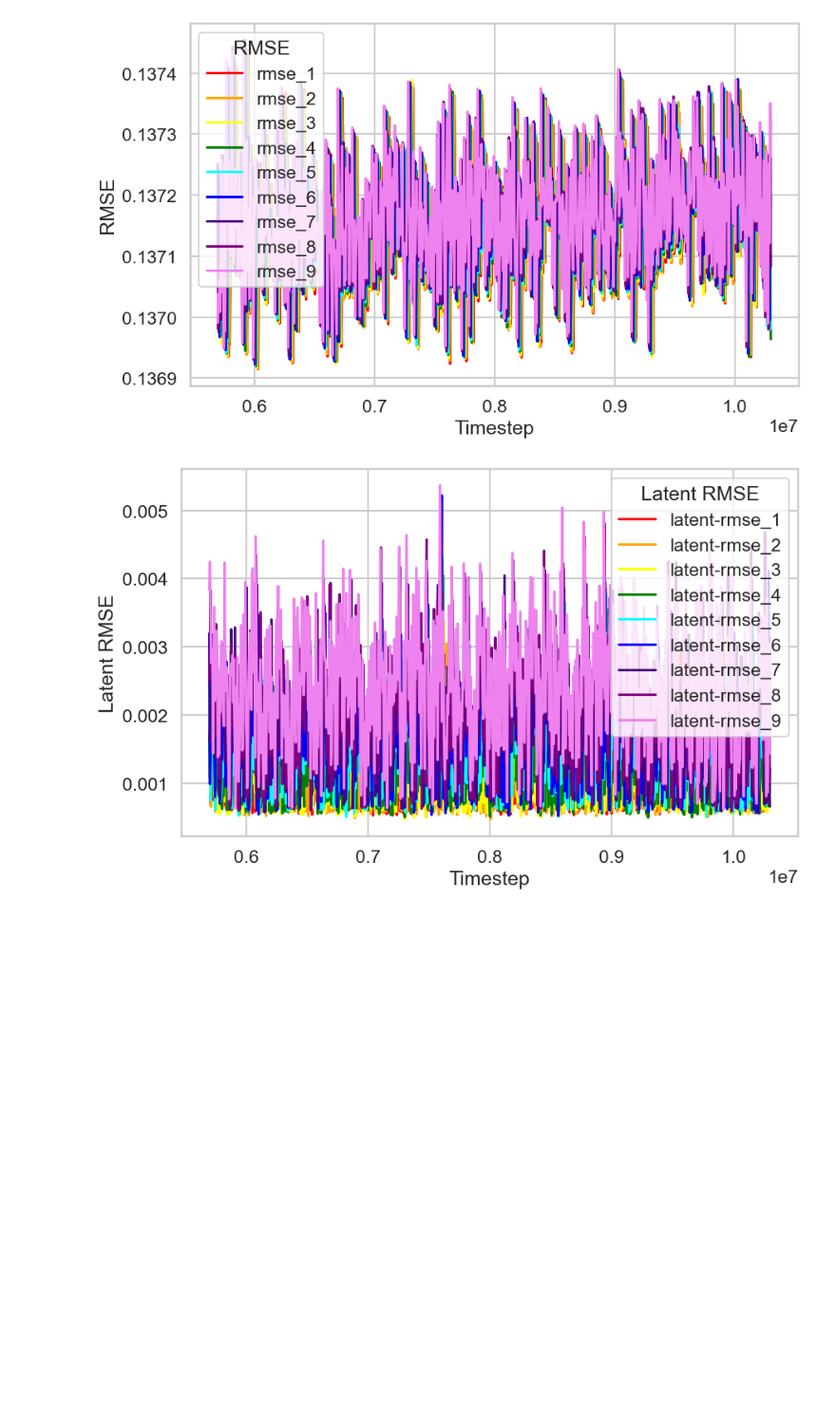
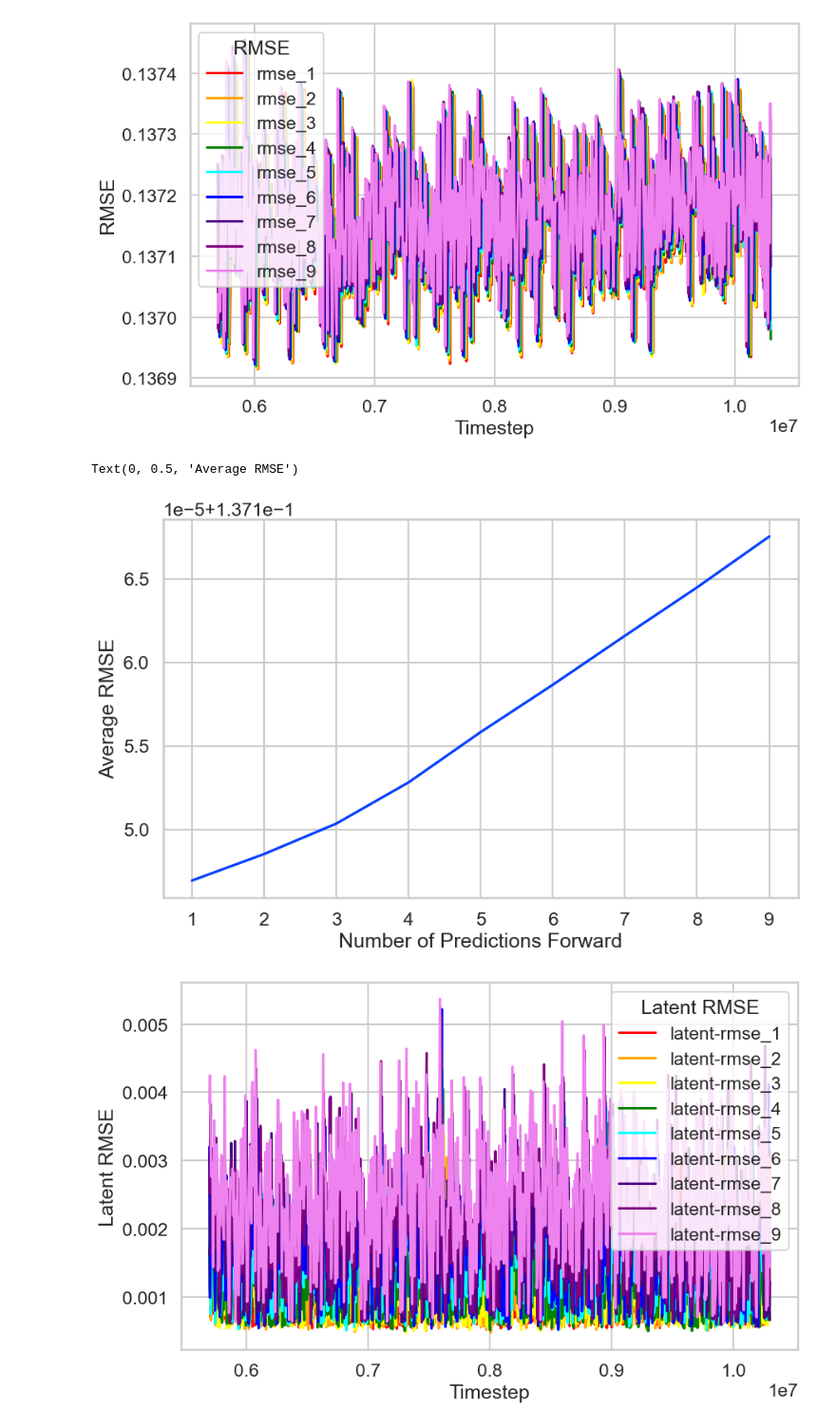
Before and after one commit to AkhilSamavedam/ML-DPD, a Jupyter notebook: analysis.ipynb, the cells around one changed output. Shown at 95% size. Cells and saved outputs as stored; diff of their text form; code cells hidden in the pictures; blank space fills up the shorter version.

Commit message:
Added Average Plots for fine analysis

```diff
--- a/analysis.ipynb
+++ b/analysis.ipynb
@@ -45,6 +45,24 @@ plt.legend(title='RMSE')
 plt.show()
 # %% [output]
 [figure]
+# %%
+sns.set(style='whitegrid')
+sns.set_context("talk")
+
+sns.set_palette("bright")
+# Create the plot
+plt.figure(figsize=(10, 6))
+
+x = np.arange(9) + 1
+y = np.array([np.mean(np.array(df[i])) for i in df.columns if i.startswith('rmse_')])
+
+sns.lineplot(x=x, y=y)
+
+plt.xlabel('Number of Predictions Forward')
+plt.ylabel('Average RMSE')
+# %% [output]
+Text(0, 0.5, 'Average RMSE')
+[figure, added]
 # %%
 sns.set(style='whitegrid')
 sns.set_context("talk")
```
Also changed, not shown: parts of 4 cells of this notebook.
